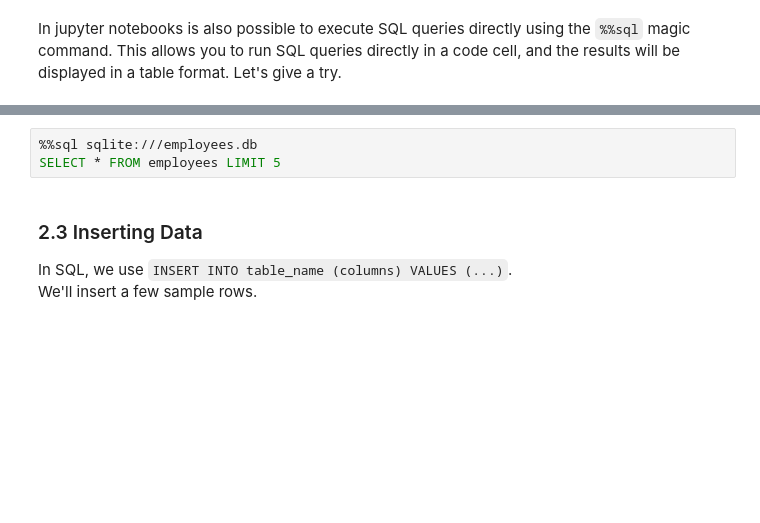
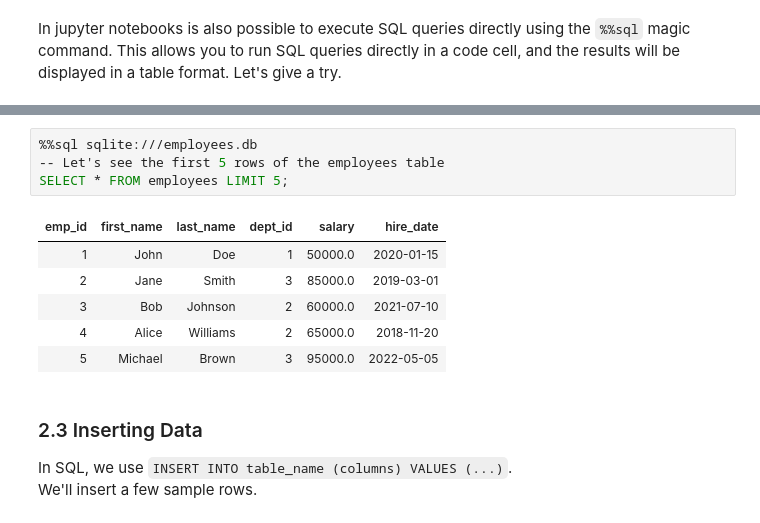
Before and after one commit to ejariza-evowill/python-pre-program, a Jupyter notebook: python_sql_basics.ipynb, the cells around one changed output, grey strips where cells are left out. Saved outputs shown, nothing was run; the diff lists cells and outputs as text; blank space fills up the shorter version.

```diff
--- a/python_sql_basics.ipynb
+++ b/python_sql_basics.ipynb
@@ -399,6 +412,14 @@ In jupyter notebooks is also possible to execute SQL queries directly using the
 # %%
 %%sql sqlite:///employees.db
-SELECT * FROM employees LIMIT 5
+-- Let's see the first 5 rows of the employees table
+SELECT * FROM employees LIMIT 5;
+# %% [output]
+| emp_id | first_name | last_name | dept_id | salary | hire_date |
+| 1 | John | Doe | 1 | 50000.0 | 2020-01-15 |
+| 2 | Jane | Smith | 3 | 85000.0 | 2019-03-01 |
+| 3 | Bob | Johnson | 2 | 60000.0 | 2021-07-10 |
+| 4 | Alice | Williams | 2 | 65000.0 | 2018-11-20 |
+| 5 | Michael | Brown | 3 | 95000.0 | 2022-05-05 |
 # %% [markdown]
 ### 2.3 Inserting Data
 In SQL, we use `INSERT INTO table_name (columns) VALUES (...)`.
```
Also changed, not shown: parts of 16 cells of this notebook.
